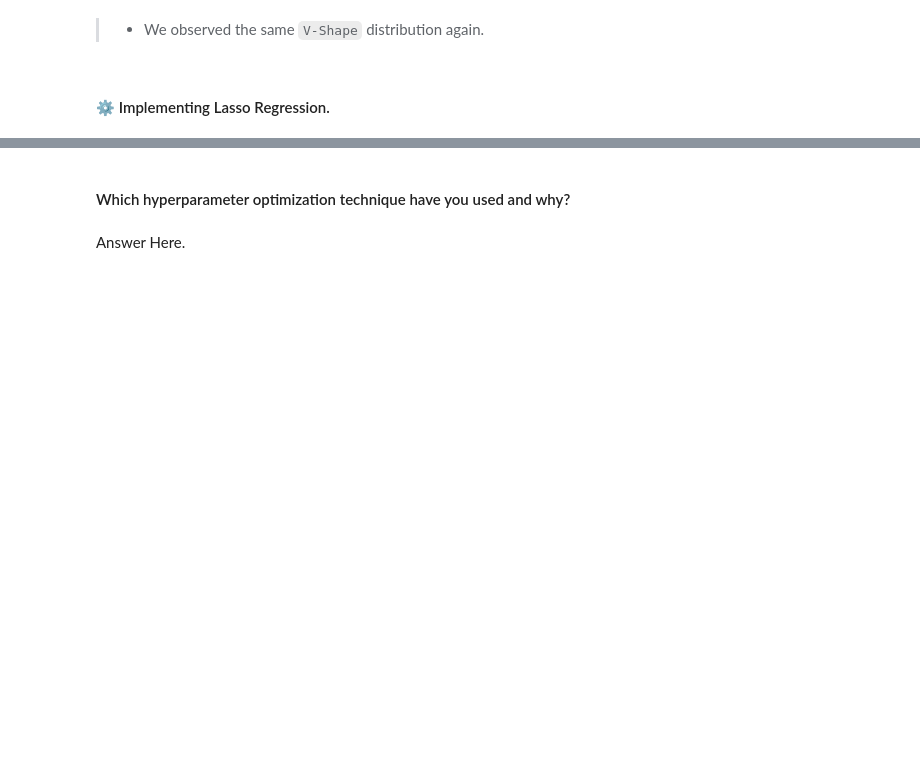
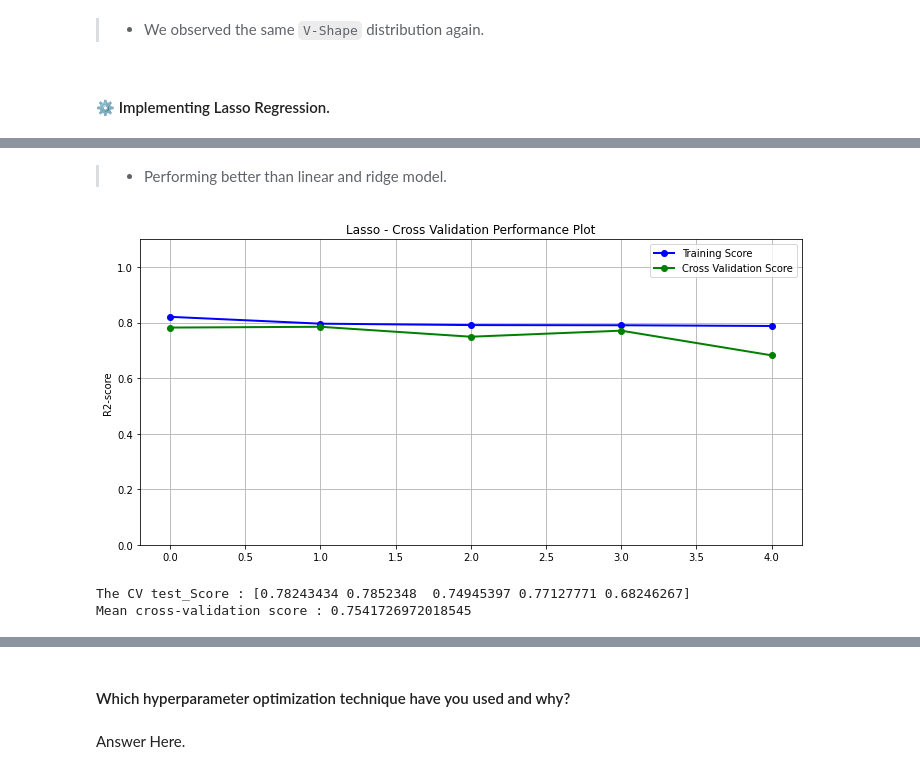
Before and after one commit to ashish-mali/Regression-Yes-Bank-Stock-Closing-Price-Prediction, a Jupyter notebook: Yes_Bank_Stock_Closing_Price_Prediction_Capstone_Project.ipynb, the cells around one changed output, grey strips where cells are left out. Drawn from its saved outputs; the diff is of its cells as text; code cells hidden in the pictures; blank space fills up the shorter version.

```diff
--- a/Yes_Bank_Stock_Closing_Price_Prediction_Capstone_Project.ipynb
+++ b/Yes_Bank_Stock_Closing_Price_Prediction_Capstone_Project.ipynb
@@ -2444,0 +2509,10 @@ check_homoscedasticity(model = ridge, model_name = 'Ridge')
+# %% [markdown]
+>* Performing better than linear and ridge model.
+# %%
+#  Lasso - Cross Validation r2-score and Performance Plot
+plt.figure(figsize = (10,5))
+plot_cv_perfomance(model = lasso, model_name = 'Lasso')
+# %% [output]
+[figure, added]
+The CV test_Score : [0.78243434 0.7852348  0.74945397 0.77127771 0.68246267]
+Mean cross-validation score : 0.7541726972018545
```
Also changed, not shown: parts of 14 cells of this notebook.
